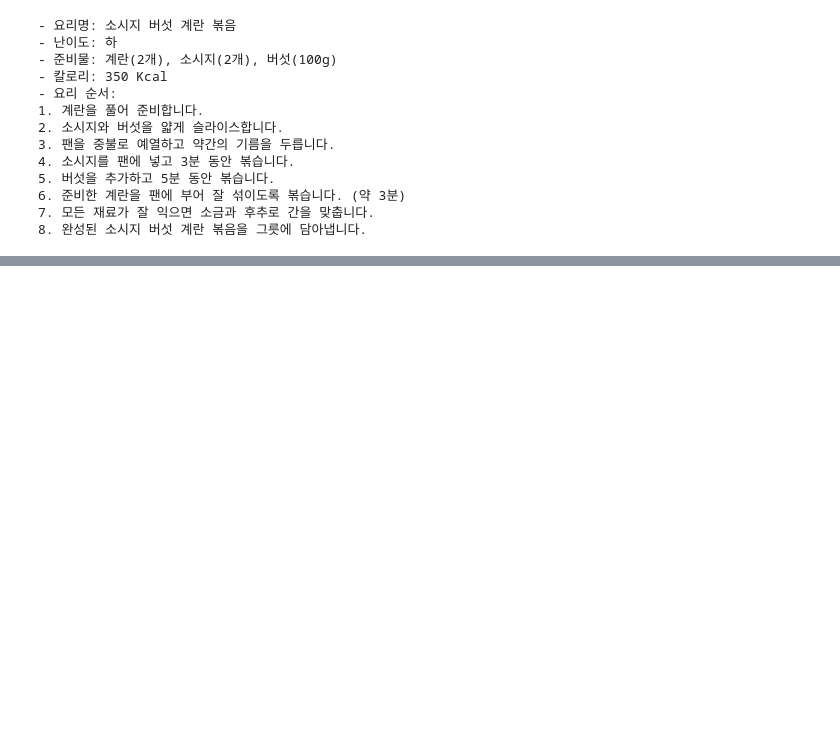
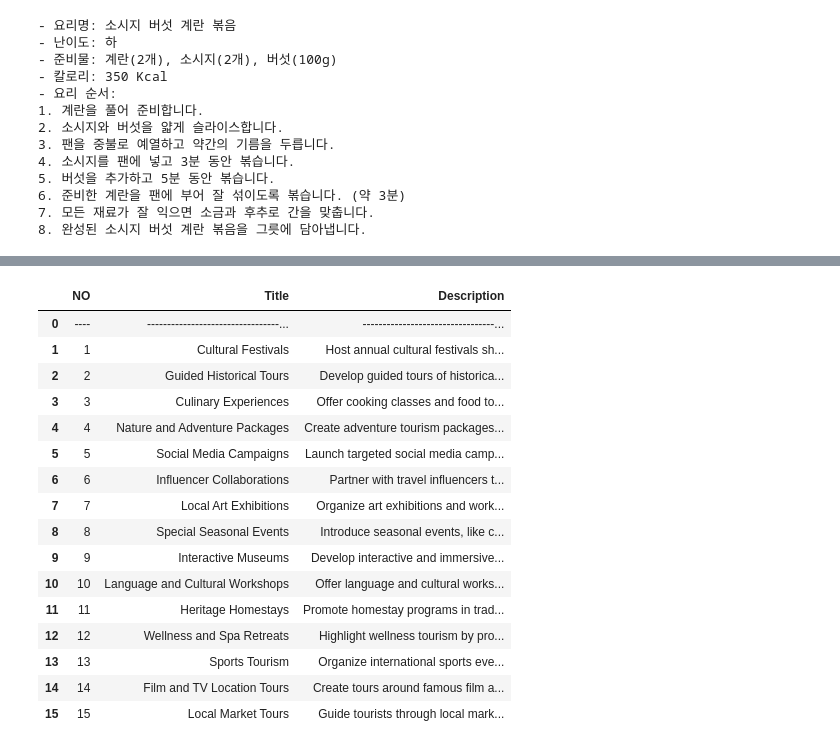
Before and after one commit to narae3759/PPS, a Jupyter notebook: exercise/rag.ipynb, the cells around one changed output, grey strips where cells are left out. Cells and saved outputs as stored; diff of their text form; code cells hidden in the pictures; blank space fills up the shorter version.

```diff
--- a/exercise/rag.ipynb
+++ b/exercise/rag.ipynb
@@ -674,0 +707,27 @@ print(format)
+# %%
+from langchain_openai import ChatOpenAI
+from langchain_core.prompts import PromptTemplate
+from langchain_core.output_parsers import StrOutputParser
+
+template3 = """\
+# INSTRUCTION
+- 당신은 공공기관의 마케팅부서를 도와주는 역할입니다.
+- TOPIC에서 주제를 추출한 후, 그에 대한 아이디어를 제시합니다.
+- COLUMNS에 따라 표로 작성하세요.
+
+# TOPIC: {topic}
+
+# COLUMNS:
+- NO <아이디어 번호>
+- Title <아이디어 주제, 20자 이내로 작성하세요>
+- Description <아이디어 상세 내용, 500자 이내로 작성하세요>
+"""
+
+prompt = PromptTemplate.from_template(template)
+model = ChatOpenAI(model_name="gpt-4o",streaming=True)
+chain = prompt | model | StrOutputParser()
+
+result = chain.invoke(
+    {"topic": "외국 관광객 유치"}
+)
+print(result)
@@ -674,0 +752,30 @@ print(format)
+# %%
+import pandas as pd
+from io import StringIO
+
+# 마크다운 텍스트를 데이터프레임으로 변환
+df = pd.read_csv(StringIO(result), sep="|", skipinitialspace=True, engine='python')
+
+# 불필요한 첫 번째와 마지막 열 제거
+df = df.iloc[:, 1:-1]
+
+# 결과 확인
+df
+# %% [output]
+|  | NO | Title | Description |
+| 0 | ---- | ---------------------------------... | ---------------------------------... |
+| 1 | 1 | Cultural Festivals | Host annual cultural festivals sh... |
+| 2 | 2 | Guided Historical Tours | Develop guided tours of historica... |
+| 3 | 3 | Culinary Experiences | Offer cooking classes and food to... |
+| 4 | 4 | Nature and Adventure Packages | Create adventure tourism packages... |
+| 5 | 5 | Social Media Campaigns | Launch targeted social media camp... |
+| 6 | 6 | Influencer Collaborations | Partner with travel influencers t... |
+| 7 | 7 | Local Art Exhibitions | Organize art exhibitions and work... |
+| 8 | 8 | Special Seasonal Events | Introduce seasonal events, like c... |
+| 9 | 9 | Interactive Museums | Develop interactive and immersive... |
+| 10 | 10 | Language and Cultural Workshops | Offer language and cultural works... |
+| 11 | 11 | Heritage Homestays | Promote homestay programs in trad... |
+| 12 | 12 | Wellness and Spa Retreats | Highlight wellness tourism by pro... |
+| 13 | 13 | Sports Tourism | Organize international sports eve... |
+| 14 | 14 | Film and TV Location Tours | Create tours around famous film a... |
+| 15 | 15 | Local Market Tours | Guide tourists through local mark... |
```
Also changed, not shown: parts of 8 cells of this notebook, 3 other files.
